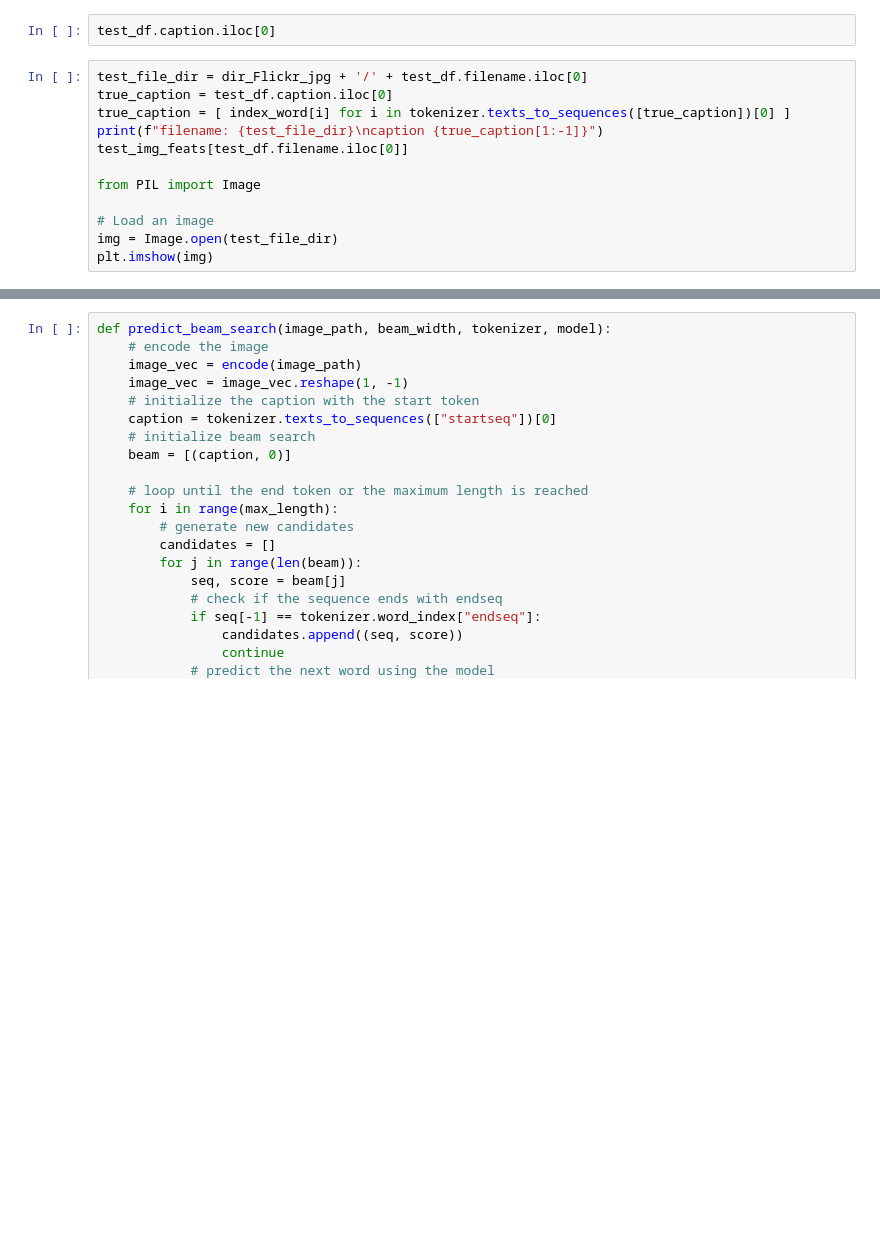
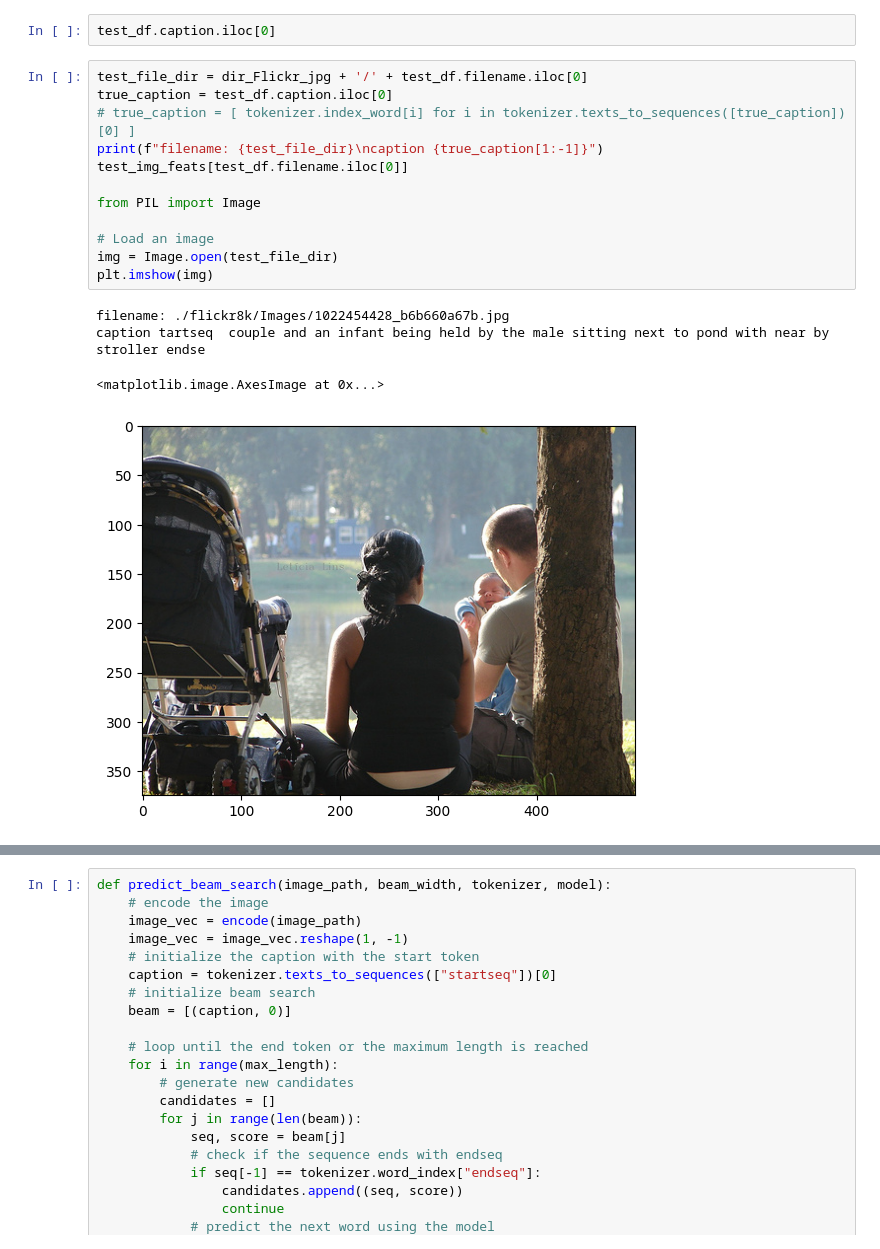
Before and after one commit to Delaunay-I/image_cap_generator, a Jupyter notebook: caption_generator.ipynb, the cells around one changed output, grey strips where cells are left out. Cells and saved outputs as stored; diff of their text form; blank space fills up the shorter version.

```diff
--- a/caption_generator.ipynb
+++ b/caption_generator.ipynb
@@ -666,15 +696,20 @@ test_df.caption.iloc[0]
 # %%
 test_file_dir = dir_Flickr_jpg + '/' + test_df.filename.iloc[0]
 true_caption = test_df.caption.iloc[0]
-true_caption = [ index_word[i] for i in tokenizer.texts_to_sequences([true_caption])[0] ]
+# true_caption = [ tokenizer.index_word[i] for i in tokenizer.texts_to_sequences([true_caption])[0] ]
 print(f"filename: {test_file_dir}\ncaption {true_caption[1:-1]}")
 test_img_feats[test_df.filename.iloc[0]]
 
 from PIL import Image
 
 # Load an image
 img = Image.open(test_file_dir)
 plt.imshow(img)
+# %% [output]
+filename: ./flickr8k/Images/1022454428_b6b660a67b.jpg
+caption tartseq  couple and an infant being held by the male sitting next to pond with near by stroller endse
+<matplotlib.image.AxesImage at 0x...>
+[figure, added]
 # %%
 def predict_greedy_search(image_path, model):
     # encode the image
```
Also changed, not shown: parts of 7 cells of this notebook.
